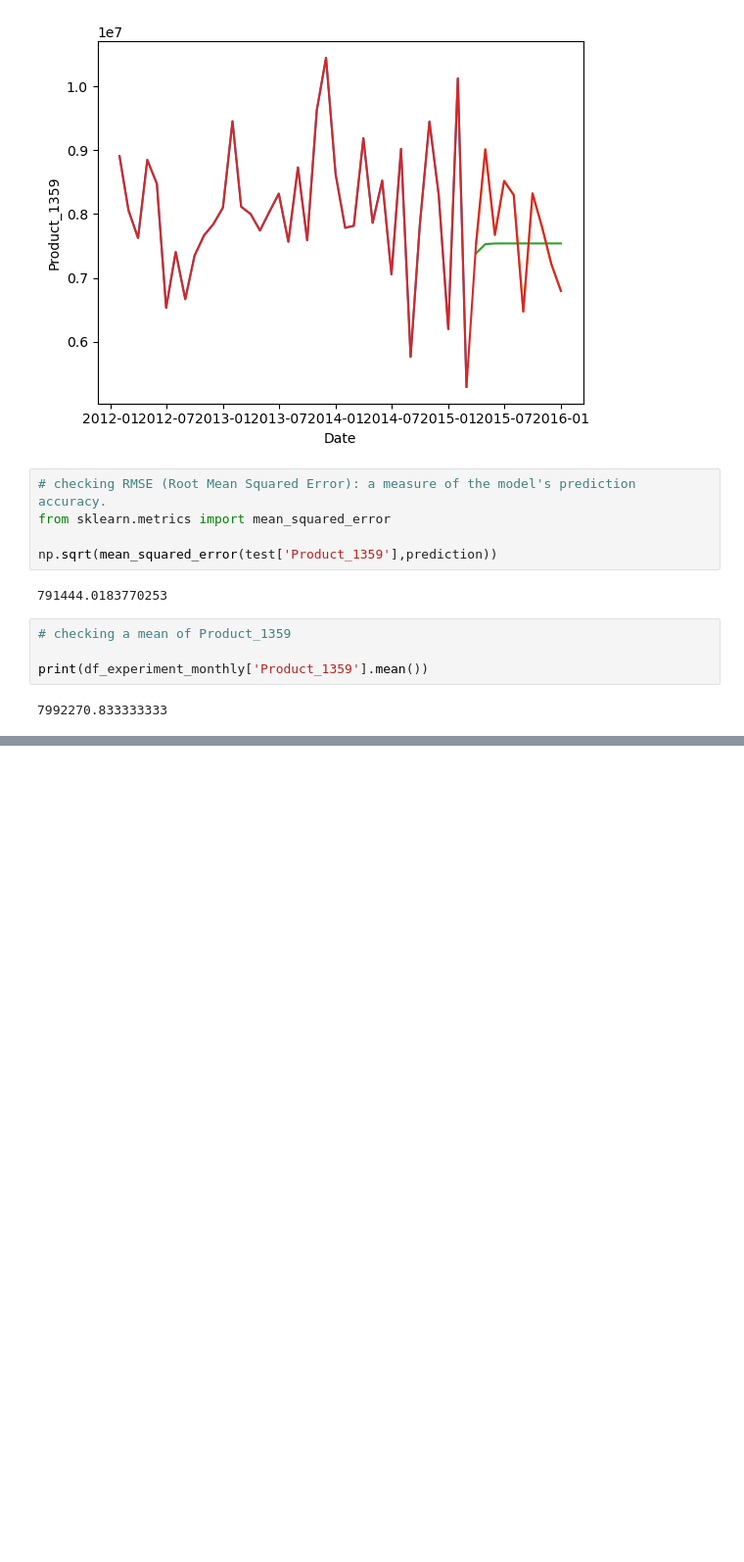
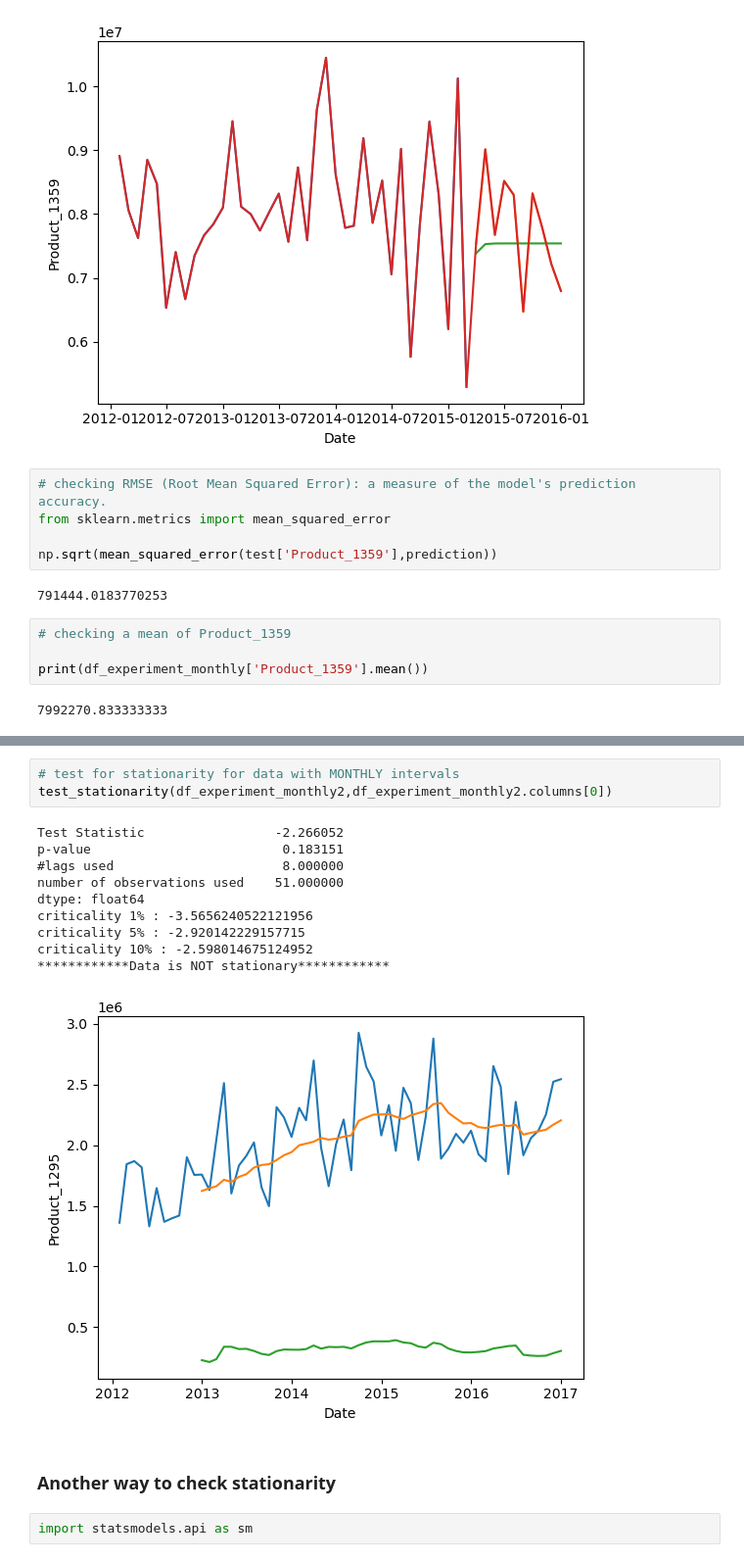
Before and after one commit to GaryManv/Final_project_GM, a Jupyter notebook: Final_project_Demand_Forecasting_GM.ipynb, the cells around one changed output, grey strips where cells are left out. Shown at 98% size. Drawn from its saved outputs; the diff is of its cells as text; blank space fills up the shorter version.

```diff
--- a/Final_project_Demand_Forecasting_GM.ipynb
+++ b/Final_project_Demand_Forecasting_GM.ipynb
@@ -596,0 +688,18 @@ RMSE is close to the mean of 'Product_1359,' it indicates that ARIMA model's pre
+# %%
+# test for stationarity for data with MONTHLY intervals
+test_stationarity(df_experiment_monthly2,df_experiment_monthly2.columns[0])
+# %% [output]
+Test Statistic                 -2.266052
+p-value                         0.183151
+#lags used                      8.000000
+number of observations used    51.000000
+dtype: float64
+criticality 1% : -3.5656240522121956
+criticality 5% : -2.920142229157715
+criticality 10% : -2.598014675124952
+************Data is NOT stationary************
+[figure, added]
+# %% [markdown]
+### Another way to check stationarity
+# %%
+import statsmodels.api as sm
```
Also changed, not shown: parts of 46 cells of this notebook.
